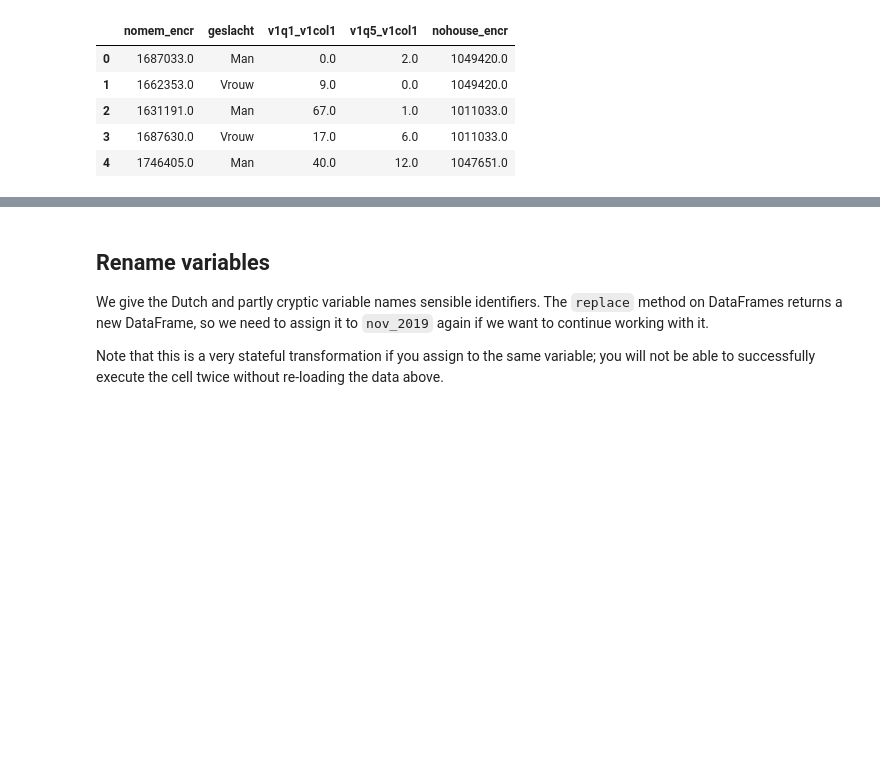
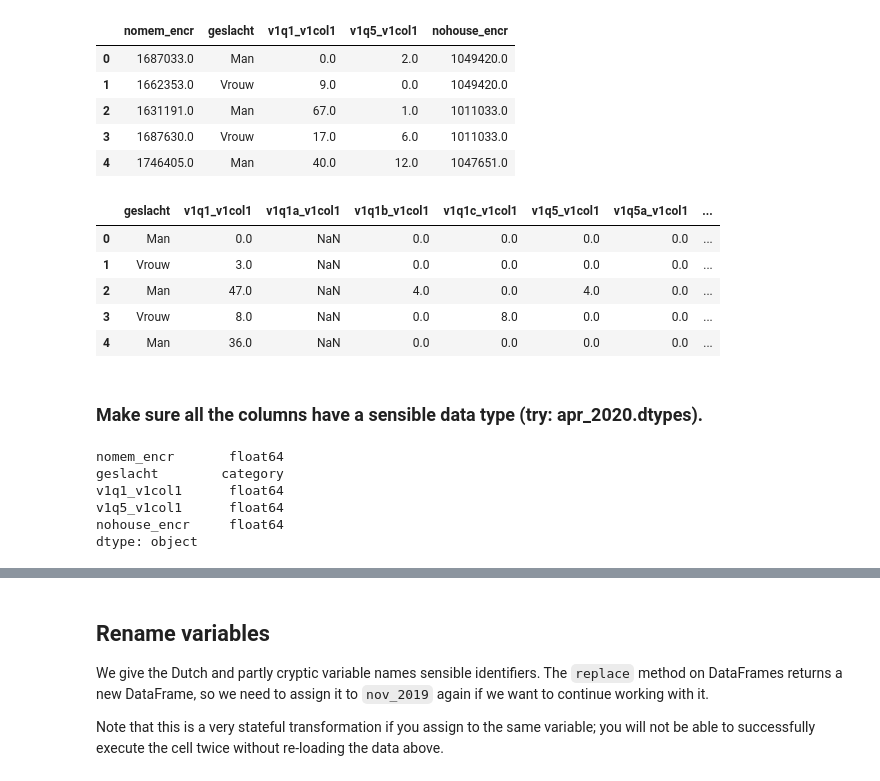
Before and after one commit to thanhan25/epp-materials, a Jupyter notebook: week-05/manage_data.ipynb, the cells around one changed output, grey strips where cells are left out. Cells and saved outputs as stored; diff of their text form; code cells hidden in the pictures; blank space fills up the shorter version.

```diff
--- a/week-05/manage_data.ipynb
+++ b/week-05/manage_data.ipynb
@@ -51,3 +52,23 @@ nov_2019.head()
 | 2 | 1631191.0 | Man | 67.0 | 1.0 | 1011033.0 |
 | 3 | 1687630.0 | Vrouw | 17.0 | 6.0 | 1011033.0 |
 | 4 | 1746405.0 | Man | 40.0 | 12.0 | 1047651.0 |
+# %%
+apr_2020.head()
+# %% [output]
+|  | geslacht | v1q1_v1col1 | v1q1a_v1col1 | v1q1b_v1col1 | v1q1c_v1col1 | v1q5_v1col1 | v1q5a_v1col1 | ... |
+| 0 | Man | 0.0 | NaN | 0.0 | 0.0 | 0.0 | 0.0 | ... |
+| 1 | Vrouw | 3.0 | NaN | 0.0 | 0.0 | 0.0 | 0.0 | ... |
+| 2 | Man | 47.0 | NaN | 4.0 | 0.0 | 4.0 | 0.0 | ... |
+| 3 | Vrouw | 8.0 | NaN | 0.0 | 8.0 | 0.0 | 0.0 | ... |
+| 4 | Man | 36.0 | NaN | 0.0 | 0.0 | 0.0 | 0.0 | ... |
+# %% [markdown]
+### Make sure all the columns have a sensible data type (try: apr_2020.dtypes).
+# %%
+nov_2019.dtypes
+# %% [output]
+nomem_encr       float64
+geslacht        category
+v1q1_v1col1      float64
+v1q5_v1col1      float64
+nohouse_encr     float64
+dtype: object
```
Also changed, not shown: parts of 11 cells of this notebook, 1 other file.
